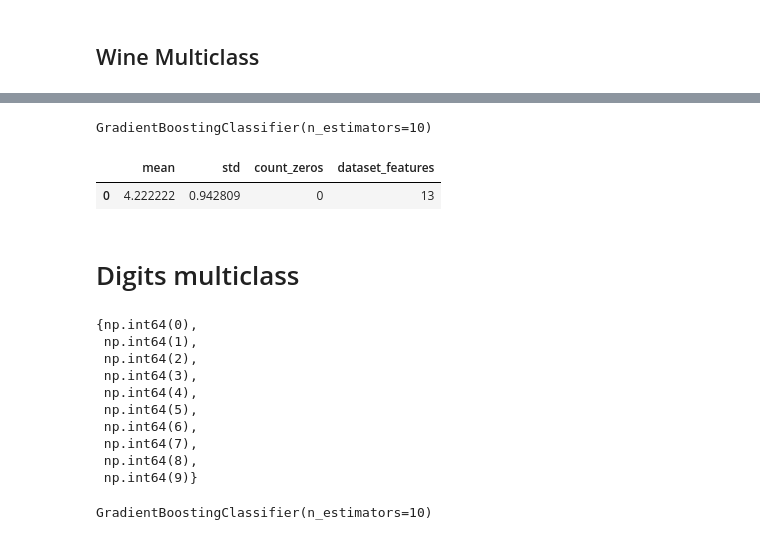
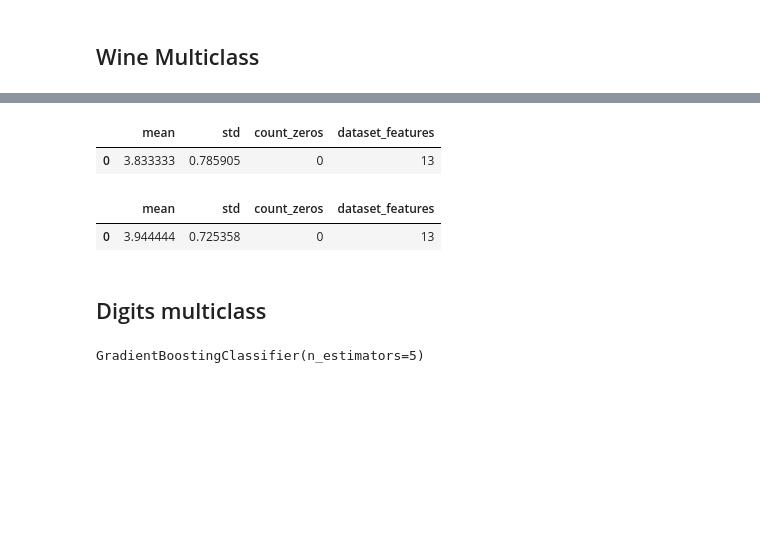
Before and after one commit to dabzr/LogicExplainML, a Jupyter notebook: testing/notebooks/colab notebooks/z3_gb_xai.ipynb, the cells around one changed output, grey strips where cells are left out. Saved outputs shown, nothing was run; the diff lists cells and outputs as text; code cells hidden in the pictures; blank space fills up the shorter version.

```diff
--- a/testing/notebooks/colab notebooks/z3_gb_xai.ipynb
+++ b/testing/notebooks/colab notebooks/z3_gb_xai.ipynb
@@ -311,10 +399,12 @@ cancer_explain_stat
 # %% [markdown]
 ## Wine Multiclass
 # %%
-gb_wine = GradientBoostingClassifier(n_estimators = 10)
+gb_wine = GradientBoostingClassifier(n_estimators=100)
 # %%
 wine = load_wine()
 X_wine, y_wine = wine.data, wine.target
-X_wine_train, X_wine_test, y_wine_train, y_wine_test = train_test_split(X_wine, y_wine, test_size=0.1, random_state=101)
-set(wine.target)
+X_wine_train, X_wine_test, y_wine_train, y_wine_test = train_test_split(
+    X_wine, y_wine, test_size=0.1, random_state=101)
+
+gb_wine.fit(X_wine_train, y_wine_train)
 # %% [output]
@@ -322,27 +412,46 @@ set(wine.target)
-# %%
-gb_wine.fit(X_wine_train, y_wine_train)
-# %% [output]
-GradientBoostingClassifier(n_estimators=10)
+# %%
+wine_explainer = Explainer(gb_wine, X_wine)
 # %%
 wine_explain_sizes = pd.DataFrame(columns=['explain_size'])
 wine_count_zeros = 0
 
 for i in range(len(X_wine_test)):
-  explain_size = len(explain_instance(gb_wine, X_wine, X_wine_test[i]))
-  if explain_size == 0:
-    wine_count_zeros += 1
-    print(i)
-  wine_explain_sizes.loc[len(wine_explain_sizes)] = [explain_size]
+    explain_size = len(wine_explainer.explain(X_wine_test[i], reorder='asc'))
+    if explain_size == 0:
+        wine_count_zeros += 1
+        print(i)
+    wine_explain_sizes.loc[len(wine_explain_sizes)] = [explain_size]
+
+wine_explain_stat = pd.DataFrame({
+    'mean': [wine_explain_sizes['explain_size'].mean()],
+    'std': [wine_explain_sizes['explain_size'].std()],
+    'count_zeros': [wine_count_zeros],
+    'dataset_features': [wine.data.shape[1]],
+})
+wine_explain_stat
+# %% [output]
+|  | mean | std | count_zeros | dataset_features |
+| 0 | 3.833333 | 0.785905 | 0 | 13 |
 # %%
+wine_explain_sizes = pd.DataFrame(columns=['explain_size'])
+wine_count_zeros = 0
+
+for i in range(len(X_wine_test)):
+    explain_size = len(wine_explainer.explain(X_wine_test[i], reorder='desc'))
+    if explain_size == 0:
+        wine_count_zeros += 1
+        print(i)
+    wine_explain_sizes.loc[len(wine_explain_sizes)] = [explain_size]
+
 wine_explain_stat = pd.DataFrame({
     'mean': [wine_explain_sizes['explain_size'].mean()],
     'std': [wine_explain_sizes['explain_size'].std()],
     'count_zeros': [wine_count_zeros],
     'dataset_features': [wine.data.shape[1]],
 })
 wine_explain_stat
 # %% [output]
 |  | mean | std | count_zeros | dataset_features |
-| 0 | 4.222222 | 0.942809 | 0 | 13 |
+| 0 | 3.944444 | 0.725358 | 0 | 13 |
 # %% [markdown]
-# Digits multiclass
+## Digits multiclass
@@ -351,21 +460,9 @@ from sklearn.datasets import load_digits
 # %%
 digits = load_digits()
 X_digits, y_digits = digits.data, digits.target
-X_digits_train, X_digits_test, y_digits_train, y_digits_test = train_test_split(X_digits, y_digits, test_size=0.01, random_state=101)
-set(digits.target)
+X_digits_train, X_digits_test, y_digits_train, y_digits_test = train_test_split(
+    X_digits, y_digits, test_size=0.01, random_state=101)
+
+gb_digits.fit(X_digits_train, y_digits_train)
 # %% [output]
-{np.int64(0),
- np.int64(1),
- np.int64(2),
- np.int64(3),
- np.int64(4),
- np.int64(5),
- np.int64(6),
- np.int64(7),
- np.int64(8),
- np.int64(9)}
+GradientBoostingClassifier(n_estimators=5)
-# %%
-gb_digits = GradientBoostingClassifier(n_estimators = 10)
-gb_digits.fit(X_digits_train, y_digits_train)
-# %% [output]
-GradientBoostingClassifier(n_estimators=10)
```
Also changed, not shown: parts of 44 cells of this notebook, 1 other file.
